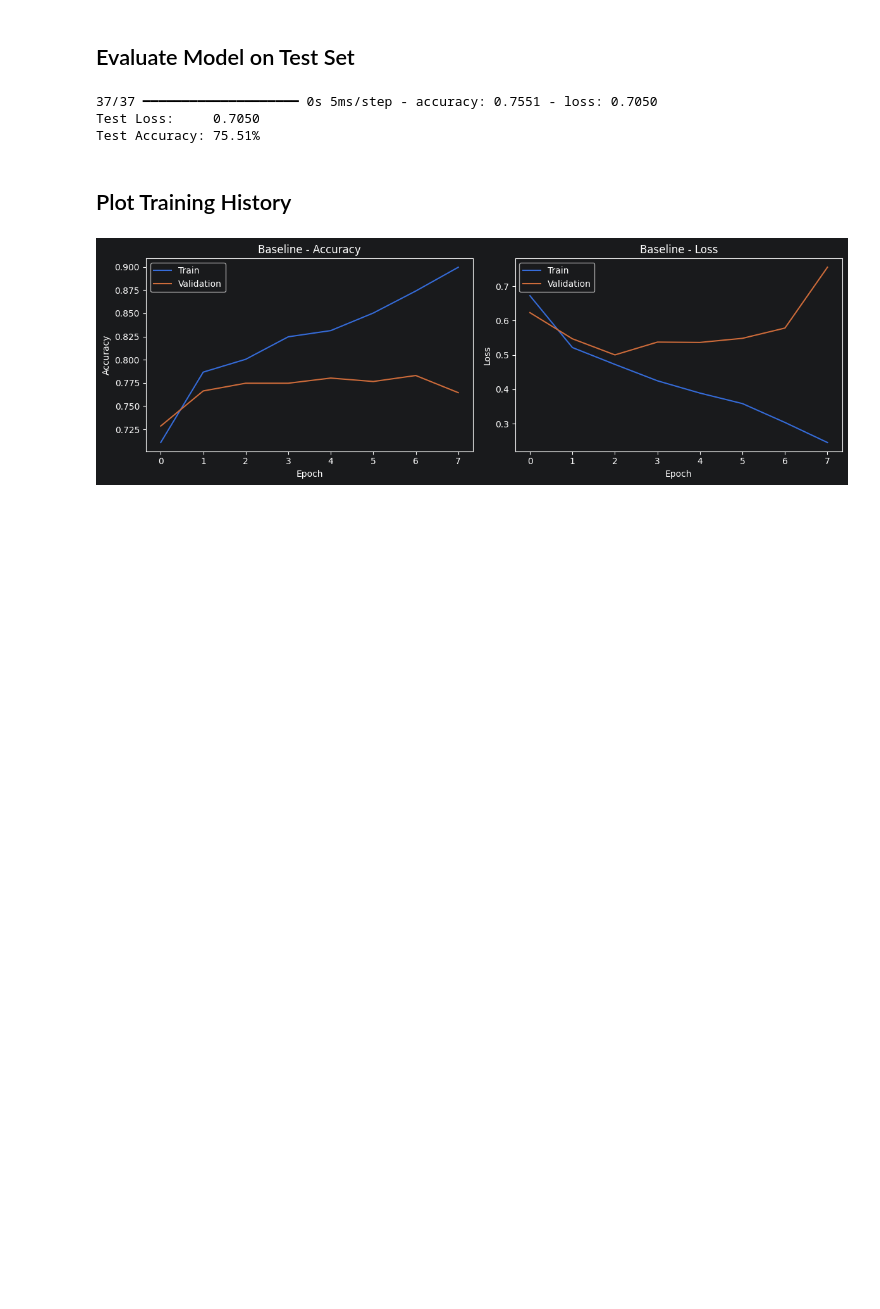
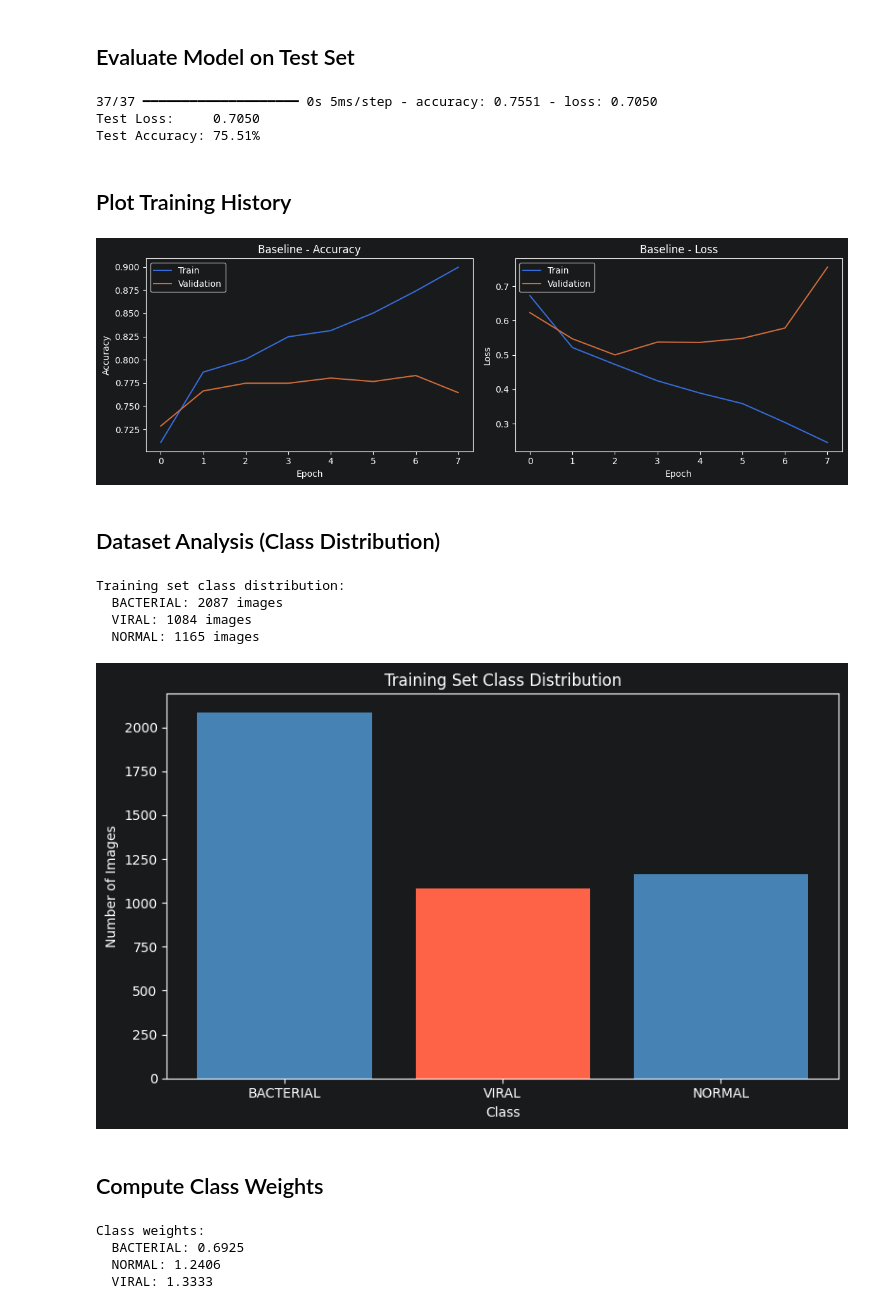
Before and after one commit to IsraelAdeniran/CV-Assignment2, a Jupyter notebook: pneumonia_classification.ipynb, the cells around one changed output. Drawn from its saved outputs; the diff is of its cells as text; code cells hidden in the pictures; blank space fills up the shorter version.

Commit message:
Dataset analysis and class weights

```diff
--- a/pneumonia_classification.ipynb
+++ b/pneumonia_classification.ipynb
@@ -228,3 +228,57 @@ plt.savefig('results/plots/step1_training_history.png')
 plt.show()
 # %% [output]
 [figure]
+# %% [markdown]
+## Dataset Analysis (Class Distribution)
+# %%
+# Count the number of images per class in the training set
+class_counts = {}
+for images, labels in train_ds.unbatch():
+    label = class_names[labels.numpy()]
+    class_counts[label] = class_counts.get(label, 0) + 1
+
+print("Training set class distribution:")
+for class_name, count in class_counts.items():
+    print(f"  {class_name}: {count} images")
+
+# Plot class distribution
+plt.figure(figsize=(8, 5))
+plt.bar(class_counts.keys(), class_counts.values(), color=['steelblue', 'tomato'])
+plt.title('Training Set Class Distribution')
+plt.xlabel('Class')
+plt.ylabel('Number of Images')
+plt.tight_layout()
+plt.savefig('results/plots/step2_class_distribution.png')
+plt.show()
+# %% [output]
+Training set class distribution:
+  BACTERIAL: 2087 images
+  VIRAL: 1084 images
+  NORMAL: 1165 images
+[figure, added]
+# %% [markdown]
+## Compute Class Weights
+# %%
+from sklearn.utils.class_weight import compute_class_weight
+
+# Collect all labels from the training set
+all_labels = []
+for images, labels in train_ds.unbatch():
+    all_labels.append(labels.numpy())
+
+# Compute class weights to address class imbalance
+class_weights = compute_class_weight(
+    class_weight='balanced',
+    classes=np.unique(all_labels),
+    y=all_labels
+)
+
+class_weight_dict = dict(enumerate(class_weights))
+print("Class weights:")
+for i, weight in class_weight_dict.items():
+    print(f"  {class_names[i]}: {weight:.4f}")
+# %% [output]
+Class weights:
+  BACTERIAL: 0.6925
+  NORMAL: 1.2406
+  VIRAL: 1.3333
```
Also changed, not shown: 1 other file.
